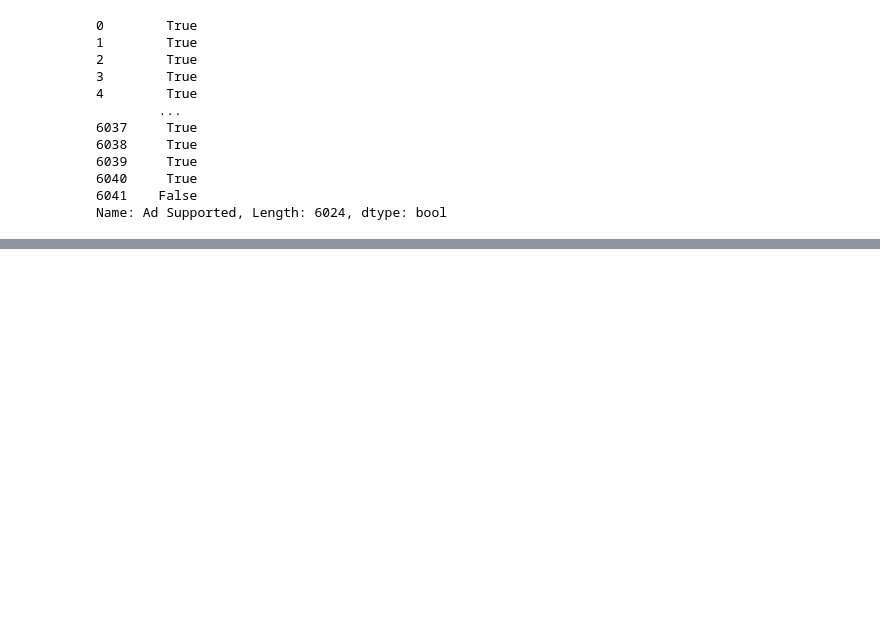
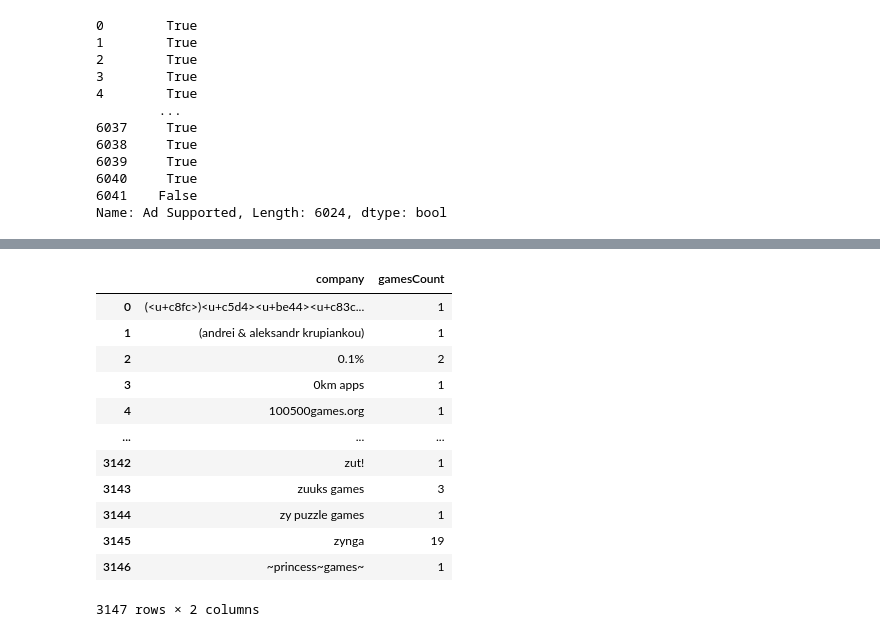
Before and after one commit to UTOR-VIRT-DATA-PT-10-2020-U-B-TEAM-6-FP/Final-Project, a Jupyter notebook: Preprocessing.ipynb, the cells around one changed output, grey strips where cells are left out. Cells and saved outputs as stored; diff of their text form; code cells hidden in the pictures; blank space fills up the shorter version.

```diff
--- a/Preprocessing.ipynb
+++ b/Preprocessing.ipynb
@@ -514,3 +560,19 @@ print(int(False))
+# %%
+df_companies
+# %% [output]
+|  | company | gamesCount |
+| 0 | (<u+c8fc>)<u+c5d4><u+be44><u+c83c... | 1 |
+| 1 | (andrei & aleksandr krupiankou) | 1 |
+| 2 | 0.1% | 2 |
+| 3 | 0km apps | 1 |
+| 4 | 100500games.org | 1 |
+| ... | ... | ... |
+| 3142 | zut! | 1 |
+| 3143 | zuuks games | 3 |
+| 3144 | zy puzzle games | 1 |
+| 3145 | zynga | 19 |
+| 3146 | ~princess~games~ | 1 |
+3147 rows × 2 columns
 # %%
 # Export clean csv for machine learning purposes
 
```
Also changed, not shown: parts of 18 cells of this notebook, 1 other file.
